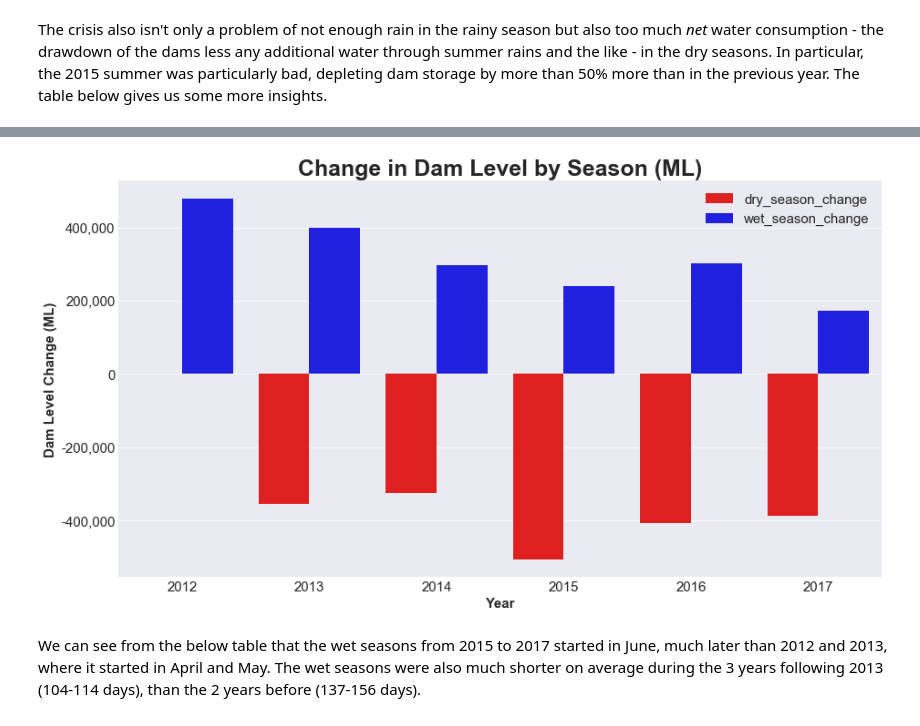
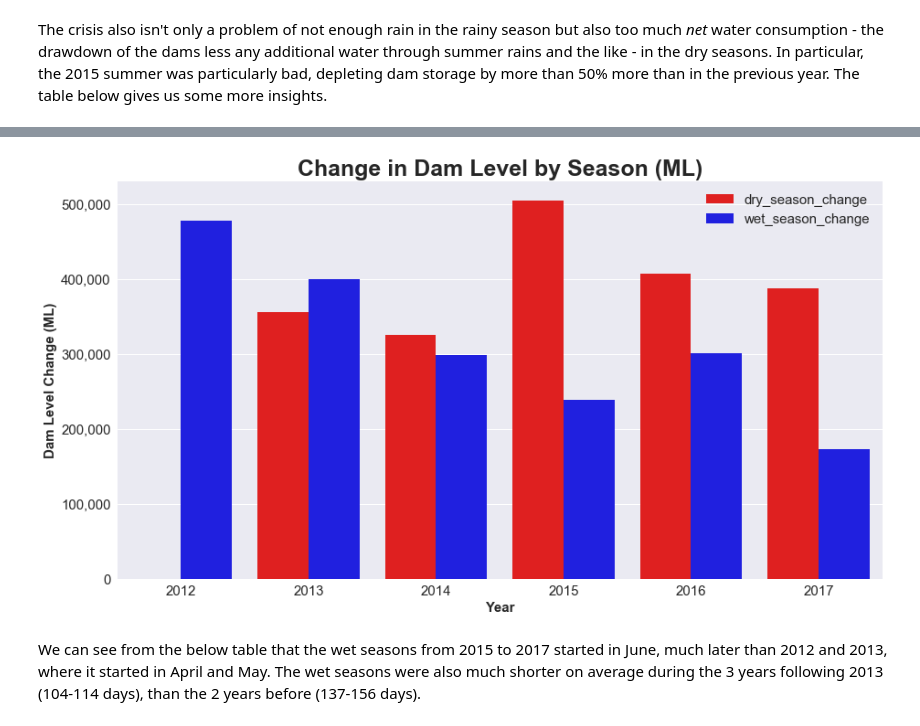
Before and after one commit to jbertscher/dam-levels, a Jupyter notebook: 1.0-dam-level-predictions.ipynb, the cells around one changed output, grey strips where cells are left out. Drawn from its saved outputs; the diff is of its cells as text; code cells hidden in the pictures.

```diff
--- a/1.0-dam-level-predictions.ipynb
+++ b/1.0-dam-level-predictions.ipynb
@@ -131,20 +142,21 @@ wet_season_storage = wet_season_storage[(wet_season_storage['date'] >= wet_seaso
 # %%
 # Melt `wet_season` for seaborn boxplot
 season_summary_melt = pd.melt(season_summary[['year', 'dry_season_change', 'wet_season_change']],
                           id_vars = 'year', var_name = 'season', value_name = 'storage_change')
-
+# Get absolute values of change in storage - will make pos and neg changes easier to compare on barchart
+season_summary_melt['storage_change'] = np.abs(season_summary_melt['storage_change'])
 fig, ax = plt.subplots(figsize = (15,8))
 sns.barplot(x = 'year', y = 'storage_change', hue = 'season', data = season_summary_melt, palette = ['red', 'blue'])
 plt.title('Change in Dam Level by Season (ML)', fontsize = 25, fontweight = 'bold')
 plt.xlabel('Year', fontsize = 15, fontweight = 'bold')
 plt.yticks(fontsize = 15)
 plt.ylabel('Dam Level Change (ML)', fontsize = 15, fontweight = 'bold')
 plt.xticks(fontsize = 15)
 ax.get_yaxis().set_major_formatter(plt.FuncFormatter(lambda x, loc: "{:,}".format(int(x))))
 plt.legend(fontsize = 15)
 plt.show();
 # %% [output]
-[figure, old version]
+[figure, new version]
 # %% [markdown]
 We can see from the below table that the wet seasons from 2015 to 2017 started in June, much later than 2012 and 2013, where it started in April and May. The wet seasons were also much shorter on average during the 3 years following 2013 (104-114 days), than the 2 years before (137-156 days).
 # %%
```
Also changed, not shown: parts of 11 cells of this notebook, 1 other file.
